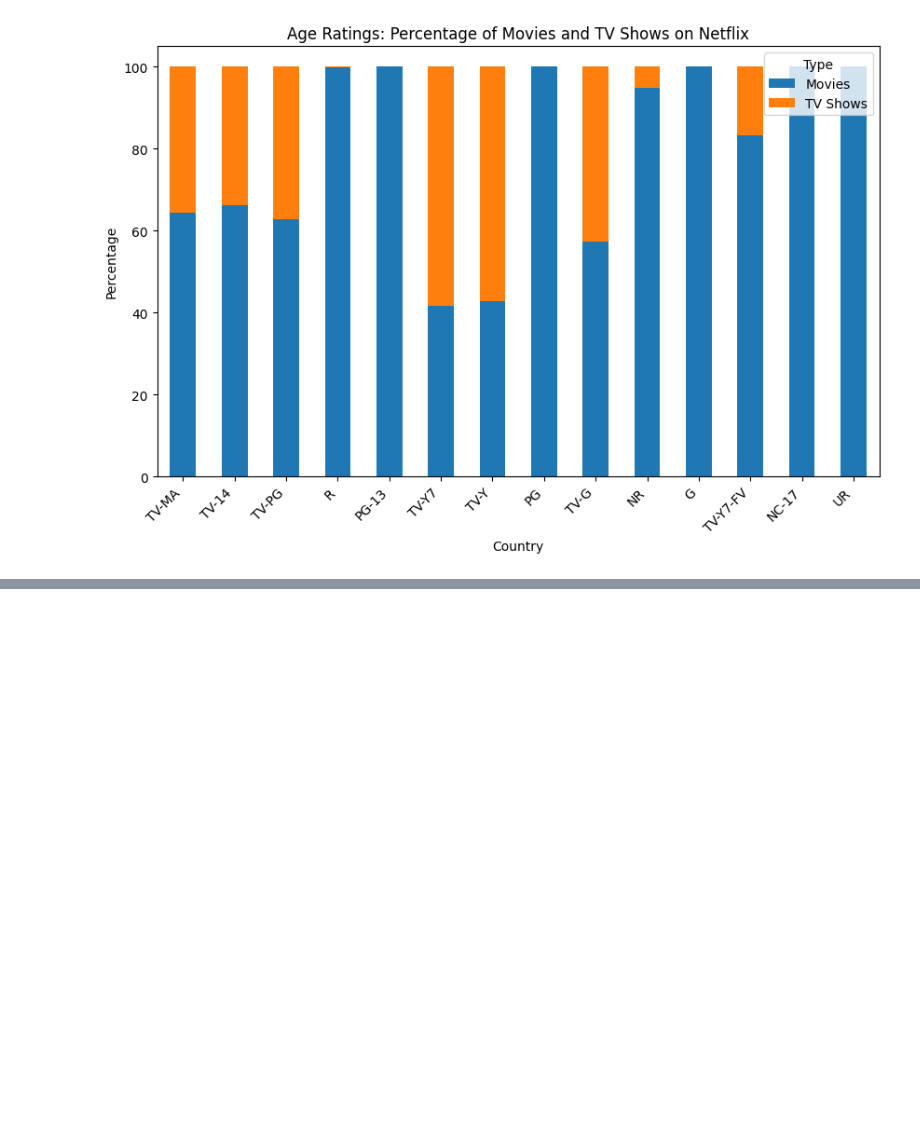
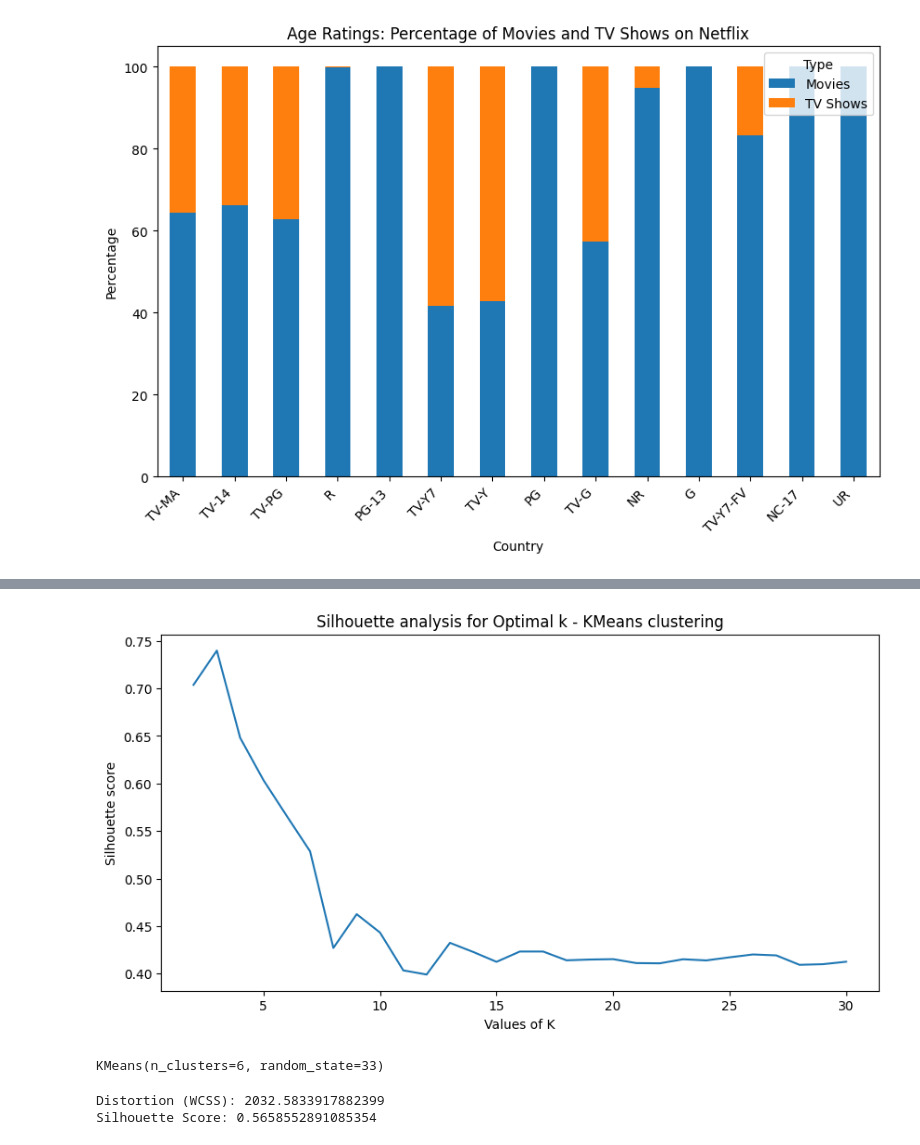
Before and after one commit to PatandyaW/Skripsikkk, a Jupyter notebook: Skripsik.ipynb, the cells around one changed output, grey strips where cells are left out. Drawn from its saved outputs; the diff is of its cells as text; code cells hidden in the pictures; blank space fills up the shorter version.

```diff
--- a/Skripsik.ipynb
+++ b/Skripsik.ipynb
@@ -564,0 +600,30 @@ plt.show()
+# %%
+range_n_clusters = range(2, 31)
+silhouette_avg = []
+for num_clusters in range_n_clusters:
+    kmeans = KMeans(n_clusters=num_clusters, init='k-means++', random_state=33)
+    kmeans.fit(x_pca)
+    cluster_labels = kmeans.labels_
+    silhouette_avg.append(silhouette_score(x_pca, cluster_labels))
+# %%
+plt.figure(figsize=(10, 5))
+plt.plot(range_n_clusters, silhouette_avg)
+plt.xlabel('Values of K')
+plt.ylabel('Silhouette score')
+plt.title('Silhouette analysis for Optimal k - KMeans clustering')
+plt.show()
+# %% [output]
+[figure, added]
+# %%
+kmeans = KMeans(n_clusters=6, init='k-means++', random_state=33)
+kmeans.fit(x_pca)
+# %% [output]
+KMeans(n_clusters=6, random_state=33)
+# %%
+kmeans_distortion = kmeans.inertia_
+kmeans_silhouette_score = silhouette_score(x_pca, kmeans.labels_)
+print("Distortion (WCSS):", kmeans_distortion)
+print("Silhouette Score:", kmeans_silhouette_score)
+# %% [output]
+Distortion (WCSS): 2032.5833917882399
+Silhouette Score: 0.5658552891085354
```
Also changed, not shown: parts of 11 cells of this notebook.
